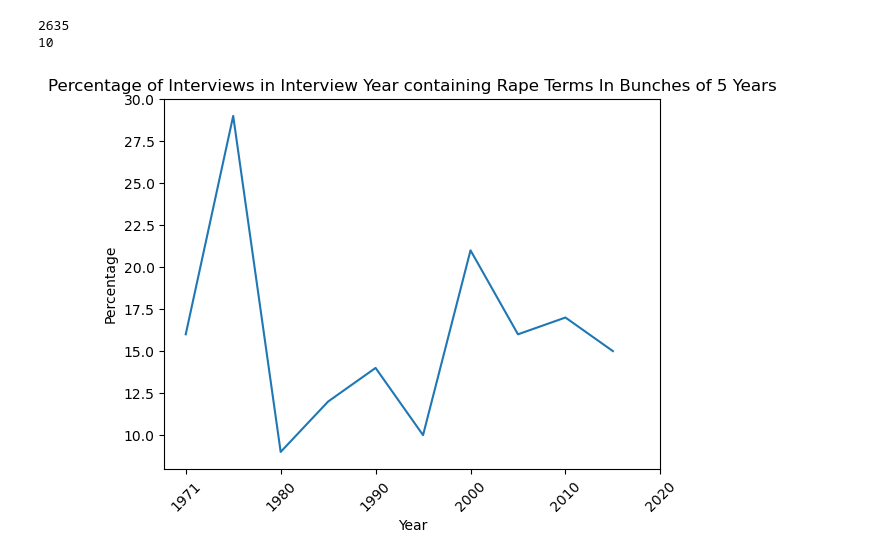
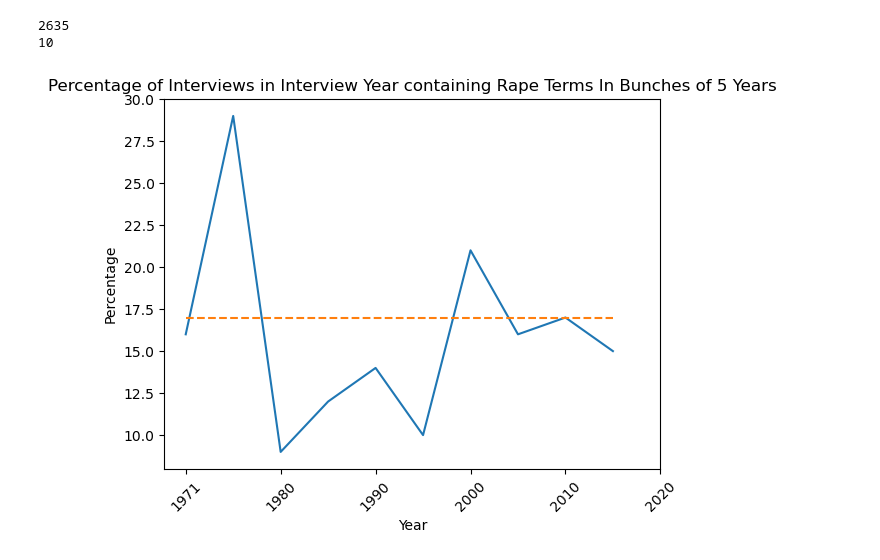
Before and after one commit to ohtap/ohtap, a Jupyter notebook: Research Question 1/RQ1 code.ipynb, the cells around one changed output. Cells and saved outputs as stored; diff of their text form; code cells hidden in the pictures.

```diff
--- a/Research Question 1/RQ1 code.ipynb
+++ b/Research Question 1/RQ1 code.ipynb
@@ -1016,18 +998,0 @@ pyplot.show()
-# %%
-years=[]
-for i in range(1971, 2019, 3):
-    years.append(i)
-total=[]
-hits_formatted=[]
-for i in years:
-    total.append(year_to_number_of_interviews[str(i)]+year_to_number_of_interviews[str(i+1)]+year_to_number_of_interviews[str(i+2)])
-    hits_formatted.append(year_to_number_of_interviews_CRT[str(i)]+year_to_number_of_interviews_CRT[str(i+1)]+year_to_number_of_interviews_CRT[str(i+2)])
-percentage_withNI=[]
-totalnum=sum(total)
-print(totalnum)
-for i in range(len(years)):
-    if total[i]==0:
-        percentage_withNI.append(0)
-    else:
-        percentage_withNI.append(int(hits_formatted[i]/total[i]*100))
-print(len(percentage_withNI))
@@ -1078,14 +1026,15 @@ print(len(percentage_withNI))
 # %%
 Year = range(len(percentage_withNI))
 percentages = percentage_withNI
-pyplot.plot(Year, percentages)
+pyplot.plot(Year, percentages,)
+pyplot.plot(Year, [int(100*sum(hits_formatted)/totalnum) for i in range(len(percentage_withNI)) ], linestyle="dashed")
 pyplot.title('Percentage of Interviews in Interview Year containing Rape Terms In Bunches of '+str(INCREMENTS)+ " Years")
 pyplot.xlabel('Year')
 pyplot.ylabel('Percentage')
 pyplot.xticks(rotation = 45)
 positions = [len(percentage_withNI)*i//5 for i in range(6)]
 labels = (1971, 1980, 1990, 2000, 2010, 2020)
 pyplot.xticks(positions, labels)
 pyplot.show()
 # %% [output]
-[figure, old version]
+[figure, new version]
```
Also changed, not shown: parts of 10 cells of this notebook.
